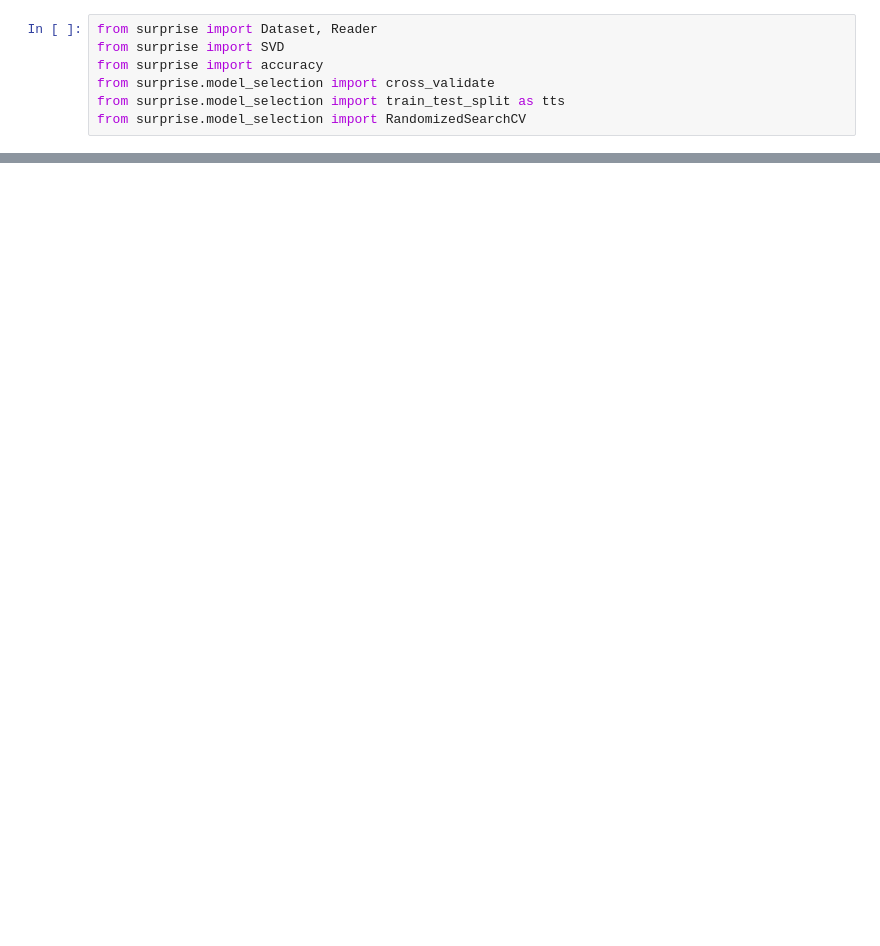
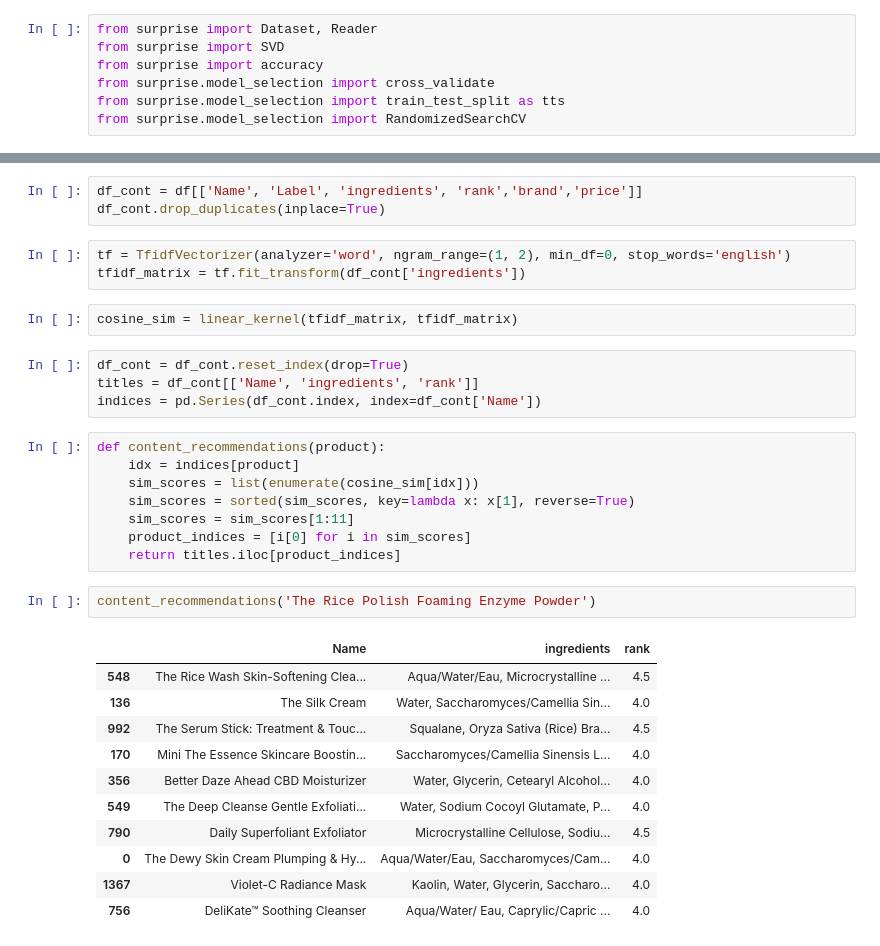
Before and after one commit to shrishashegde/Cosmetics-Recommendation, a Jupyter notebook: code/03_Data_Analysis.ipynb, the cells around one changed output, grey strips where cells are left out. Cells and saved outputs as stored; diff of their text form; blank space fills up the shorter version.

Commit message:
Content based recommendations

```diff
--- a/code/03_Data_Analysis.ipynb
+++ b/code/03_Data_Analysis.ipynb
@@ -368,0 +371,34 @@ MAE:  0.3375
+# %%
+df_cont = df[['Name', 'Label', 'ingredients', 'rank','brand','price']]
+df_cont.drop_duplicates(inplace=True)
+# %%
+tf = TfidfVectorizer(analyzer='word', ngram_range=(1, 2), min_df=0, stop_words='english')
+tfidf_matrix = tf.fit_transform(df_cont['ingredients'])
+# %%
+cosine_sim = linear_kernel(tfidf_matrix, tfidf_matrix)
+# %%
+df_cont = df_cont.reset_index(drop=True)
+titles = df_cont[['Name', 'ingredients', 'rank']]
+indices = pd.Series(df_cont.index, index=df_cont['Name'])
+# %%
+def content_recommendations(product):
+    idx = indices[product]
+    sim_scores = list(enumerate(cosine_sim[idx]))
+    sim_scores = sorted(sim_scores, key=lambda x: x[1], reverse=True)
+    sim_scores = sim_scores[1:11]
+    product_indices = [i[0] for i in sim_scores]
+    return titles.iloc[product_indices]
+# %%
+content_recommendations('The Rice Polish Foaming Enzyme Powder')
+# %% [output]
+|  | Name | ingredients | rank |
+| 548 | The Rice Wash Skin-Softening Clea... | Aqua/Water/Eau, Microcrystalline ... | 4.5 |
+| 136 | The Silk Cream | Water, Saccharomyces/Camellia Sin... | 4.0 |
+| 992 | The Serum Stick: Treatment & Touc... | Squalane, Oryza Sativa (Rice) Bra... | 4.5 |
+| 170 | Mini The Essence Skincare Boostin... | Saccharomyces/Camellia Sinensis L... | 4.0 |
+| 356 | Better Daze Ahead CBD Moisturizer | Water, Glycerin, Cetearyl Alcohol... | 4.0 |
+| 549 | The Deep Cleanse Gentle Exfoliati... | Water, Sodium Cocoyl Glutamate, P... | 4.0 |
+| 790 | Daily Superfoliant Exfoliator | Microcrystalline Cellulose, Sodiu... | 4.5 |
+| 0 | The Dewy Skin Cream Plumping & Hy... | Aqua/Water/Eau, Saccharomyces/Cam... | 4.0 |
+| 1367 | Violet-C Radiance Mask | Kaolin, Water, Glycerin, Saccharo... | 4.0 |
+| 756 | DeliKate™ Soothing Cleanser | Aqua/Water/ Eau, Caprylic/Capric ... | 4.0 |
```
Also changed, not shown: parts of 9 cells of this notebook.
